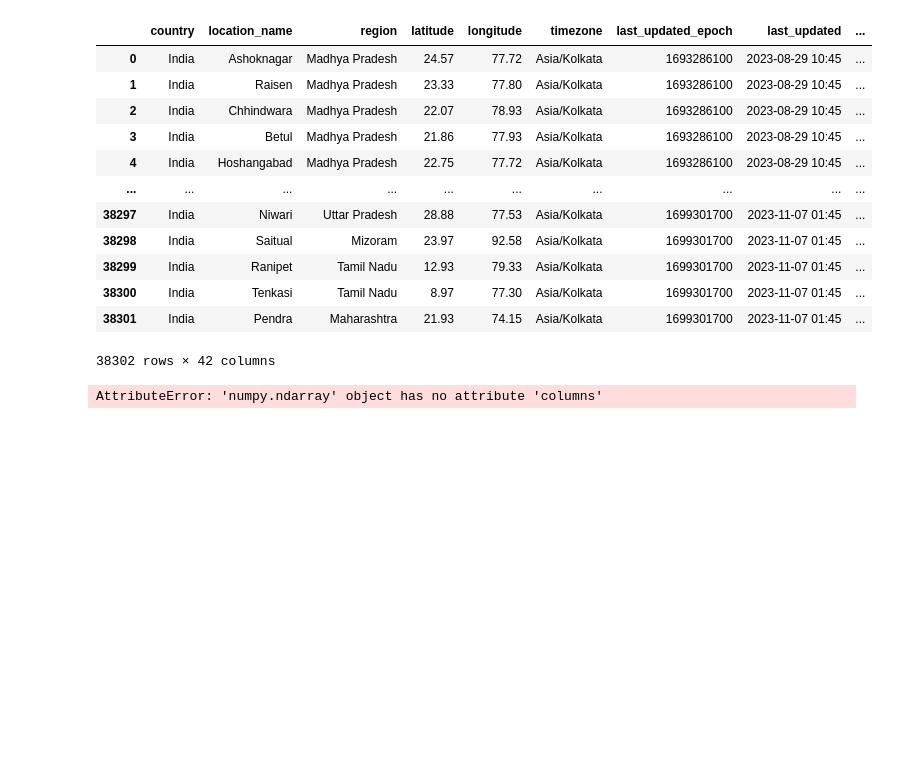
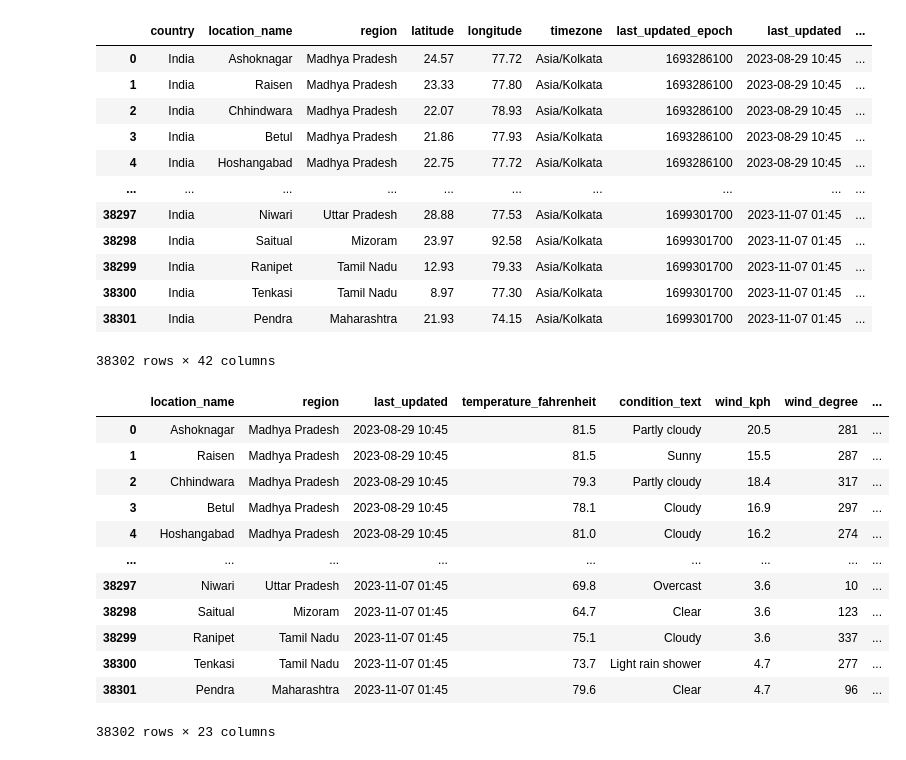
Before and after one commit to DarkEmpress/RainCheck-Your-Ultimate-Weather-Companion-for-India, a Jupyter notebook: try1.ipynb, the cells around one changed output. Saved outputs shown, nothing was run; the diff lists cells and outputs as text; code cells hidden in the pictures; blank space fills up the shorter version.

```diff
--- a/try1.ipynb
+++ b/try1.ipynb
@@ -20,9 +22,21 @@ data
 | 38301 | India | Pendra | Maharashtra | 21.93 | 74.15 | Asia/Kolkata | 1699301700 | 2023-11-07 01:45 | ... |
 38302 rows × 42 columns
 # %%
-#remove first column of data.csv
+#remove redundant attributes
 col_to_remove=['country','latitude','longitude','timezone','last_updated_epoch','temperature_celsius','wind_mph','wind_direction','pressure_in','precip_in','feels_like_celsius','visibility_miles','gust_mph','sunrise','sunset','moonrise','moonset','moon_phase','moon_illumination']
-data = data.drop(columns=col_to_remove)
-data
+df = df.drop(columns=col_to_remove)
+df
 # %% [output]
+|  | location_name | region | last_updated | temperature_fahrenheit | condition_text | wind_kph | wind_degree | ... |
+| 0 | Ashoknagar | Madhya Pradesh | 2023-08-29 10:45 | 81.5 | Partly cloudy | 20.5 | 281 | ... |
+| 1 | Raisen | Madhya Pradesh | 2023-08-29 10:45 | 81.5 | Sunny | 15.5 | 287 | ... |
+| 2 | Chhindwara | Madhya Pradesh | 2023-08-29 10:45 | 79.3 | Partly cloudy | 18.4 | 317 | ... |
+| 3 | Betul | Madhya Pradesh | 2023-08-29 10:45 | 78.1 | Cloudy | 16.9 | 297 | ... |
+| 4 | Hoshangabad | Madhya Pradesh | 2023-08-29 10:45 | 81.0 | Cloudy | 16.2 | 274 | ... |
+| ... | ... | ... | ... | ... | ... | ... | ... | ... |
+| 38297 | Niwari | Uttar Pradesh | 2023-11-07 01:45 | 69.8 | Overcast | 3.6 | 10 | ... |
+| 38298 | Saitual | Mizoram | 2023-11-07 01:45 | 64.7 | Clear | 3.6 | 123 | ... |
+| 38299 | Ranipet | Tamil Nadu | 2023-11-07 01:45 | 75.1 | Cloudy | 3.6 | 337 | ... |
+| 38300 | Tenkasi | Tamil Nadu | 2023-11-07 01:45 | 73.7 | Light rain shower | 4.7 | 277 | ... |
+| 38301 | Pendra | Maharashtra | 2023-11-07 01:45 | 79.6 | Clear | 4.7 | 96 | ... |
-AttributeError: 'numpy.ndarray' object has no attribute 'columns'
+38302 rows × 23 columns
```
Also changed, not shown: parts of 31 cells of this notebook.
